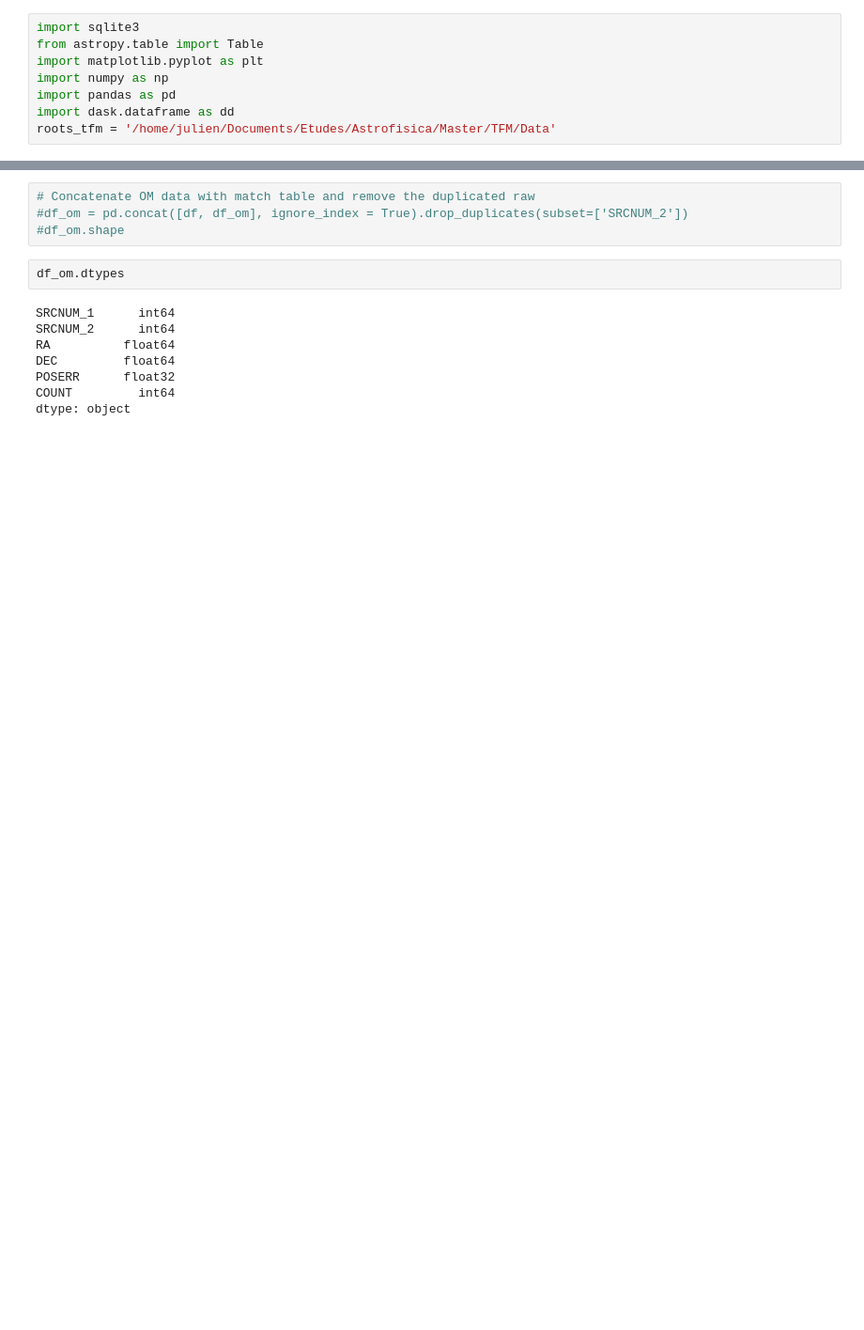
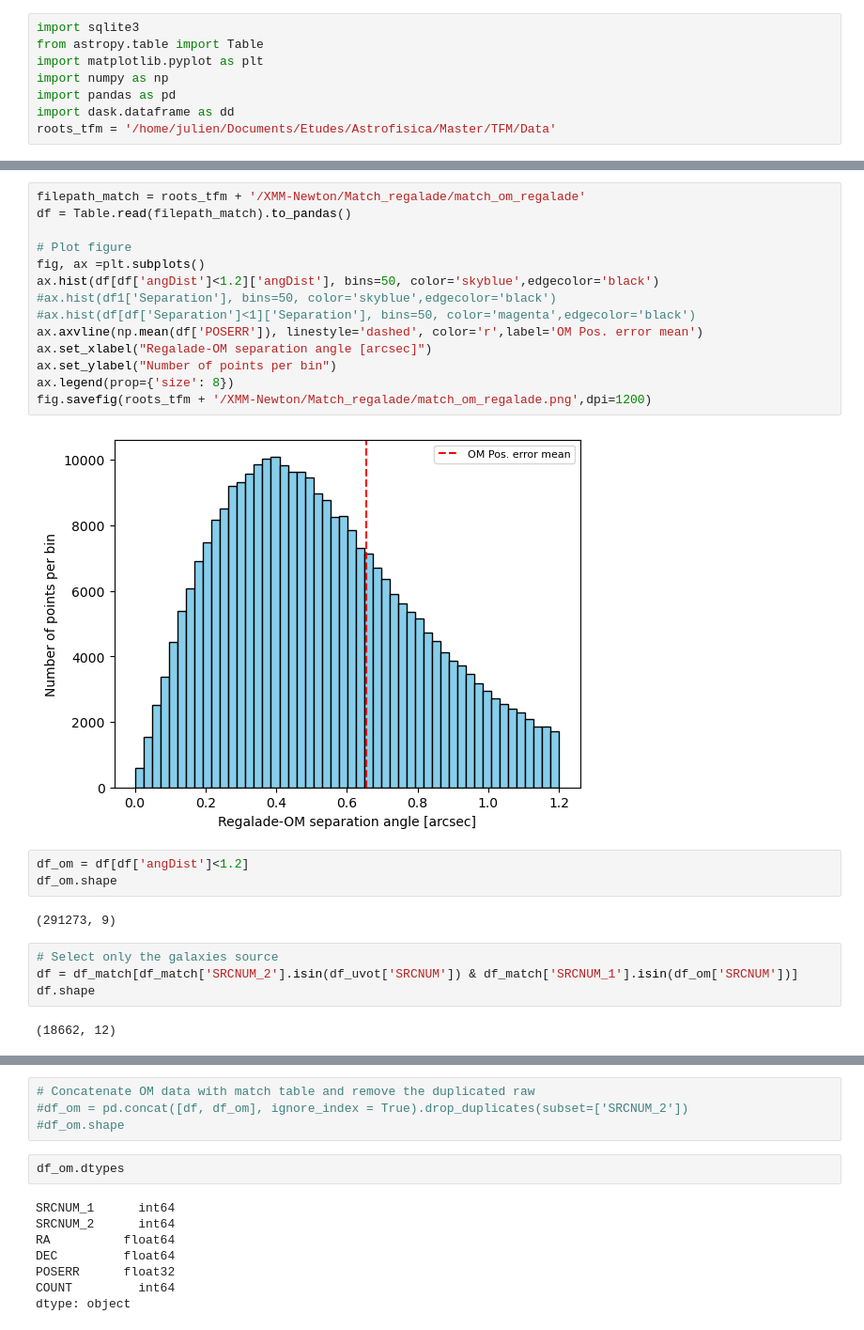
Before and after one commit to JulienValteau/TFM_TDE_Detection, a Jupyter notebook: UV_database_creation_pipeline/2- Generate_aggregate_source_DB.ipynb, the cells around one changed output, grey strips where cells are left out. Shown at 94% size. Drawn from its saved outputs; the diff is of its cells as text; blank space fills up the shorter version.

```diff
--- a/UV_database_creation_pipeline/2- Generate_aggregate_source_DB.ipynb
+++ b/UV_database_creation_pipeline/2- Generate_aggregate_source_DB.ipynb
@@ -31,2 +60,29 @@ fig.savefig(roots_tfm + '/match_UVOT_OM.png',dpi=1200)
+# %%
+filepath_match = roots_tfm + '/XMM-Newton/Match_regalade/match_om_regalade'
+df = Table.read(filepath_match).to_pandas()
+
+# Plot figure
+fig, ax =plt.subplots()
+ax.hist(df[df['angDist']<1.2]['angDist'], bins=50, color='skyblue',edgecolor='black')
+#ax.hist(df1['Separation'], bins=50, color='skyblue',edgecolor='black')
+#ax.hist(df[df['Separation']<1]['Separation'], bins=50, color='magenta',edgecolor='black')
+ax.axvline(np.mean(df['POSERR']), linestyle='dashed', color='r',label='OM Pos. error mean')
+ax.set_xlabel("Regalade-OM separation angle [arcsec]")
+ax.set_ylabel("Number of points per bin")
+ax.legend(prop={'size': 8})
+fig.savefig(roots_tfm + '/XMM-Newton/Match_regalade/match_om_regalade.png',dpi=1200)
+# %% [output]
+[figure, added]
+# %%
+df_om = df[df['angDist']<1.2]
+df_om.shape
+# %% [output]
+(291273, 9)
+# %%
+# Select only the galaxies source
+df = df_match[df_match['SRCNUM_2'].isin(df_uvot['SRCNUM']) & df_match['SRCNUM_1'].isin(df_om['SRCNUM'])]
+df.shape
+# %% [output]
+(18662, 12)
 # %%
 # Get problematic right ascension edge points
```
Also changed, not shown: parts of 18 cells of this notebook, 2 other files.
